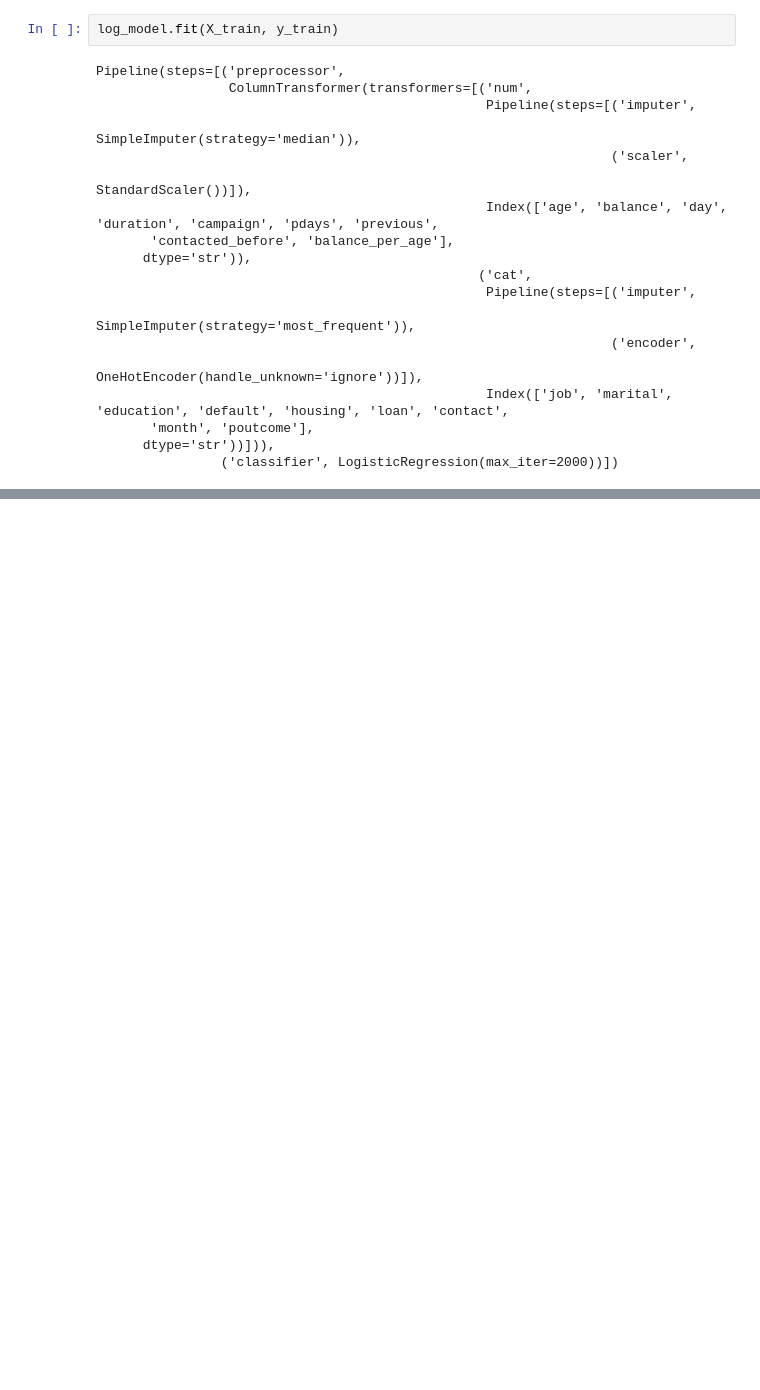
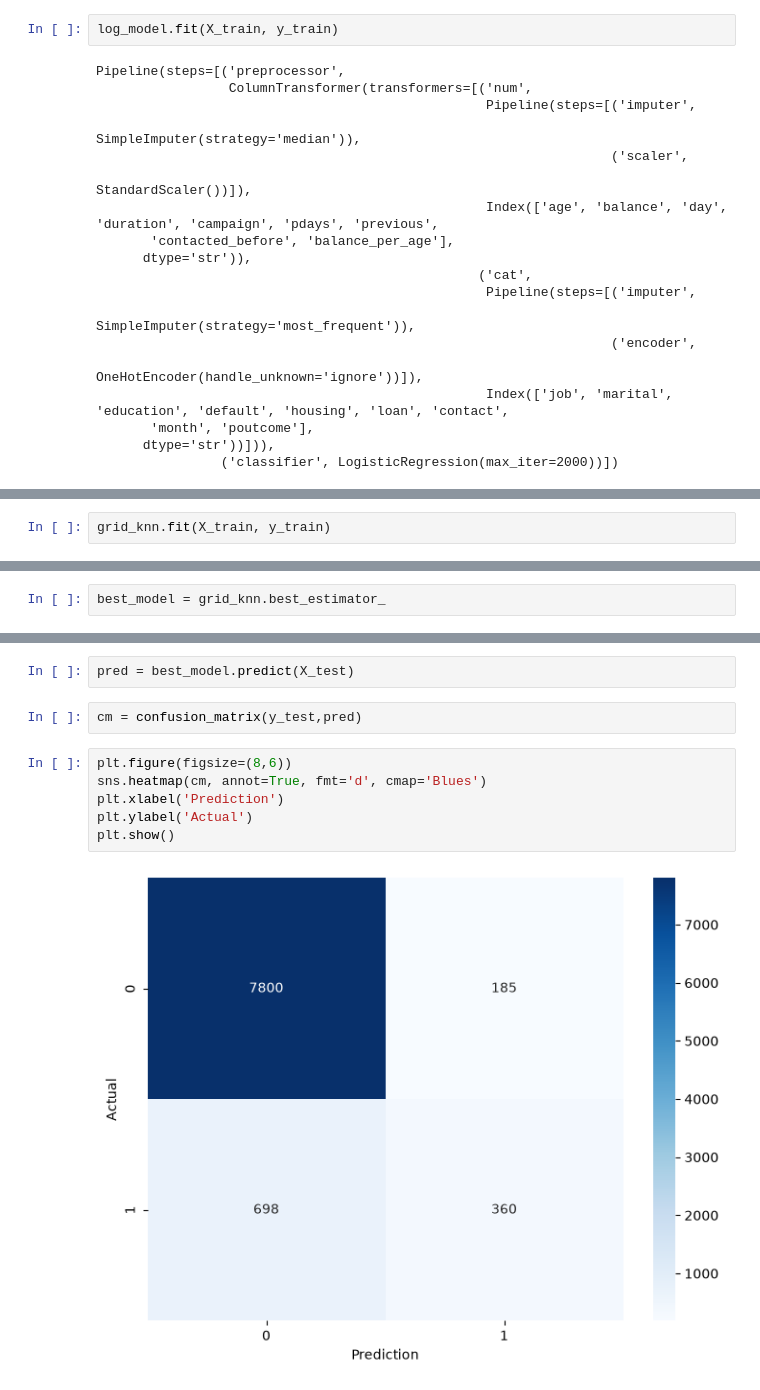
Before and after one commit to Niraj7272/DataScience, a Jupyter notebook: Practice/Machine_Learning/Bank_project/bank.ipynb, the cells around one changed output, grey strips where cells are left out. Cells and saved outputs as stored; diff of their text form; blank space fills up the shorter version.

```diff
--- a/Practice/Machine_Learning/Bank_project/bank.ipynb
+++ b/Practice/Machine_Learning/Bank_project/bank.ipynb
@@ -276,0 +343,2 @@ Pipeline(steps=[('preprocessor',
+# %%
+grid_knn.fit(X_train, y_train)
@@ -276,0 +433,2 @@ Pipeline(steps=[('preprocessor',
+# %%
+best_model = grid_knn.best_estimator_
@@ -276,0 +456,12 @@ Pipeline(steps=[('preprocessor',
+# %%
+pred = best_model.predict(X_test)
+# %%
+cm = confusion_matrix(y_test,pred)
+# %%
+plt.figure(figsize=(8,6))
+sns.heatmap(cm, annot=True, fmt='d', cmap='Blues')
+plt.xlabel('Prediction')
+plt.ylabel('Actual')
+plt.show()
+# %% [output]
+[figure, added]
```
Also changed, not shown: parts of 28 cells of this notebook, 1 other file.
